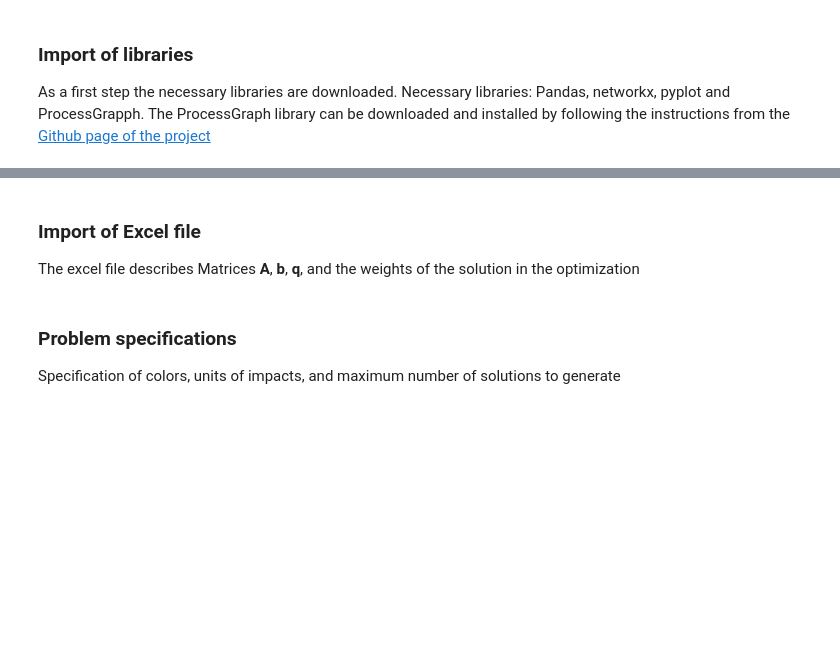
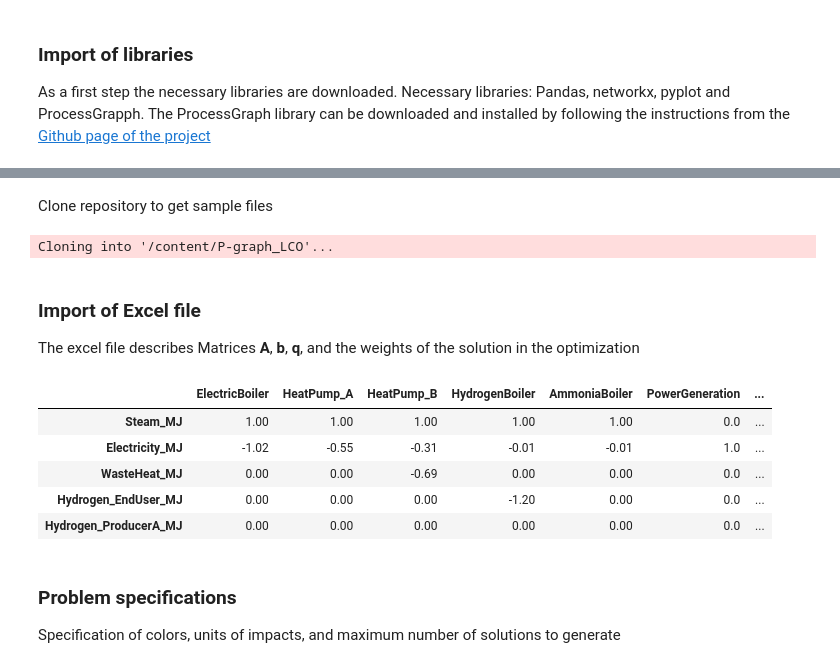
Before and after one commit to jppimentell/P-graph_LCO, a Jupyter notebook: LCO_P-graph.ipynb, the cells around one changed output, grey strips where cells are left out. Drawn from its saved outputs; the diff is of its cells as text; code cells hidden in the pictures; blank space fills up the shorter version.

Commit message:
Adding cell for importing info from repository

```diff
--- a/LCO_P-graph.ipynb
+++ b/LCO_P-graph.ipynb
@@ -28,15 +31,32 @@ from Pgraph.Pgraph import Pgraph #This is our Pgraph library
+# %% [markdown]
+Clone repository to get sample files
+# %%
+# Clone the entire repo to get all data files
+!git clone https://github.com/jppimentell/P-graph_LCO /content/P-graph_LCO
+
+# Change to that directory so the notebook can find the files
+import os
+os.chdir('/content/P-graph_LCO')
+# %% [output]
+Cloning into '/content/P-graph_LCO'...
 # %% [markdown]
 ### Import of Excel file
 
 The excel file describes Matrices **A**, **b**, **q**, and the weights of the solution in the optimization
 # %%
 file_problem="Data_problem_ammonia"
-# file_problem="Data_problem_lightbulbs"
 file_problem="Data_problem_lightbulbs_V2"
 file_problem="Data_problem_heat"
 
-
 data_problem=pd.read_excel(f"./{file_problem}.xlsx",sheet_name="A",index_col=0)
+data_problem.head()
+# %% [output]
+|  | ElectricBoiler | HeatPump_A | HeatPump_B | HydrogenBoiler | AmmoniaBoiler | PowerGeneration | ... |
+| Steam_MJ | 1.00 | 1.00 | 1.00 | 1.00 | 1.00 | 0.0 | ... |
+| Electricity_MJ | -1.02 | -0.55 | -0.31 | -0.01 | -0.01 | 1.0 | ... |
+| WasteHeat_MJ | 0.00 | 0.00 | -0.69 | 0.00 | 0.00 | 0.0 | ... |
+| Hydrogen_EndUser_MJ | 0.00 | 0.00 | 0.00 | -1.20 | 0.00 | 0.0 | ... |
+| Hydrogen_ProducerA_MJ | 0.00 | 0.00 | 0.00 | 0.00 | 0.00 | 0.0 | ... |
 # %% [markdown]
 ### Problem specifications
 
```
Also changed, not shown: parts of 5 cells of this notebook.
